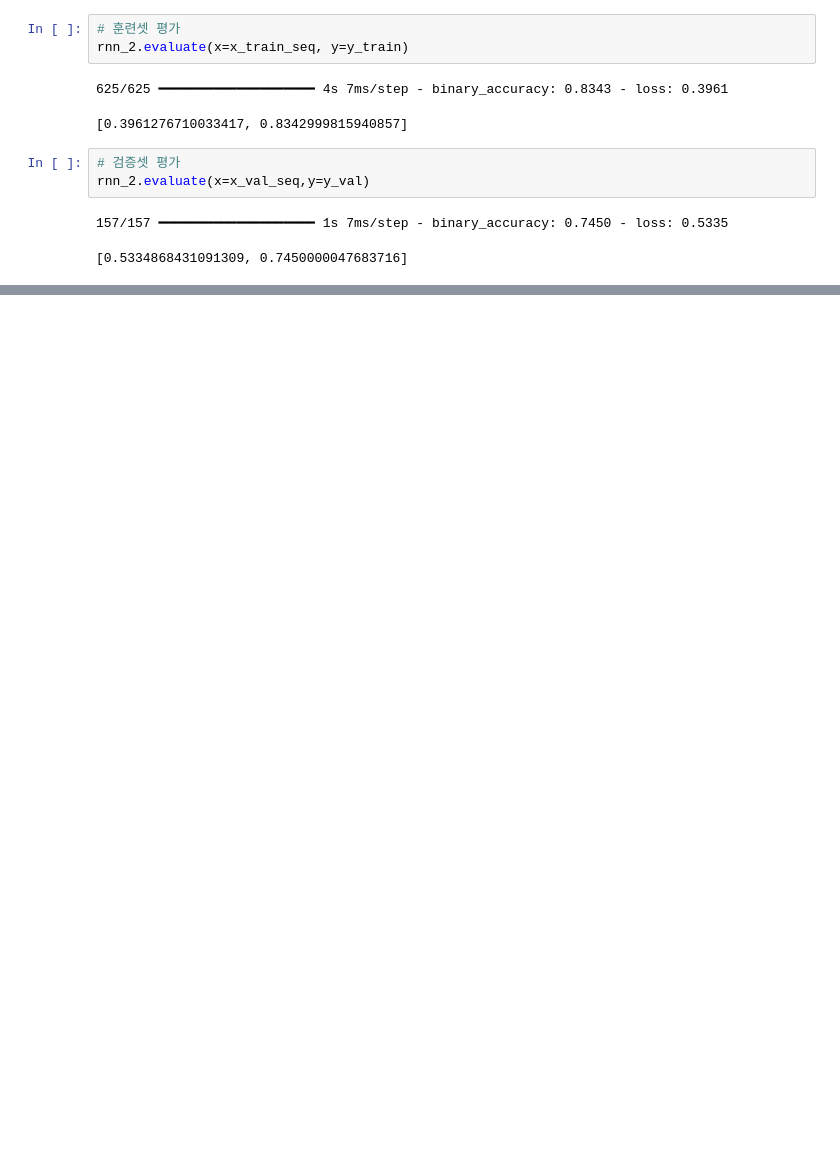
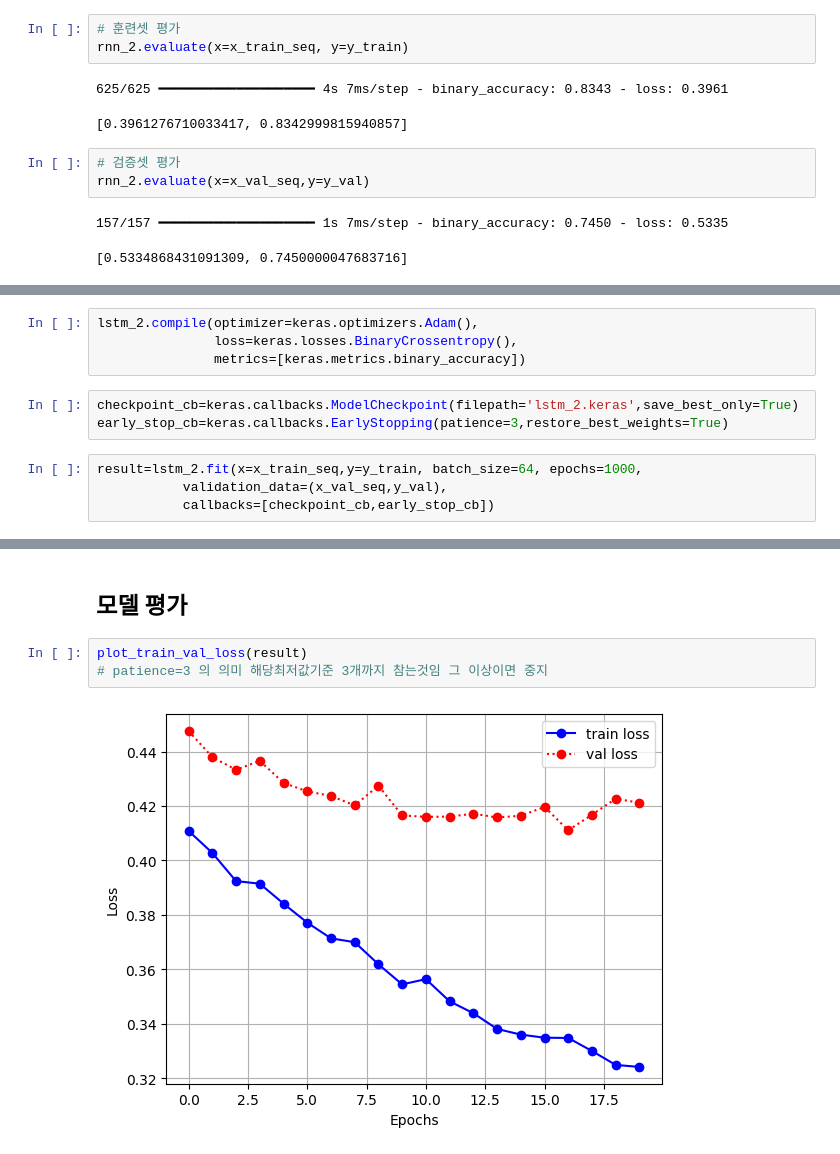
Before and after one commit to eogks1235-byte/DEEP_Learning-feat.Jake-Oh, a Jupyter notebook: ml20_rnn.ipynb, the cells around one changed output, grey strips where cells are left out. Saved outputs shown, nothing was run; the diff lists cells and outputs as text; blank space fills up the shorter version.

```diff
--- a/ml20_rnn.ipynb
+++ b/ml20_rnn.ipynb
@@ -545,0 +710,11 @@ rnn_2.evaluate(x=x_val_seq,y=y_val)
+# %%
+lstm_2.compile(optimizer=keras.optimizers.Adam(),
+               loss=keras.losses.BinaryCrossentropy(),
+               metrics=[keras.metrics.binary_accuracy])
+# %%
+checkpoint_cb=keras.callbacks.ModelCheckpoint(filepath='lstm_2.keras',save_best_only=True)
+early_stop_cb=keras.callbacks.EarlyStopping(patience=3,restore_best_weights=True)
+# %%
+result=lstm_2.fit(x=x_train_seq,y=y_train, batch_size=64, epochs=1000,
+           validation_data=(x_val_seq,y_val),
+           callbacks=[checkpoint_cb,early_stop_cb])
@@ -545,0 +739,7 @@ rnn_2.evaluate(x=x_val_seq,y=y_val)
+# %% [markdown]
+## 모델 평가
+# %%
+plot_train_val_loss(result)
+# patience=3 의 의미 해당최저값기준 3개까지 참는것임 그 이상이면 중지
+# %% [output]
+[figure, added]
```
Also changed, not shown: parts of 37 cells of this notebook.
